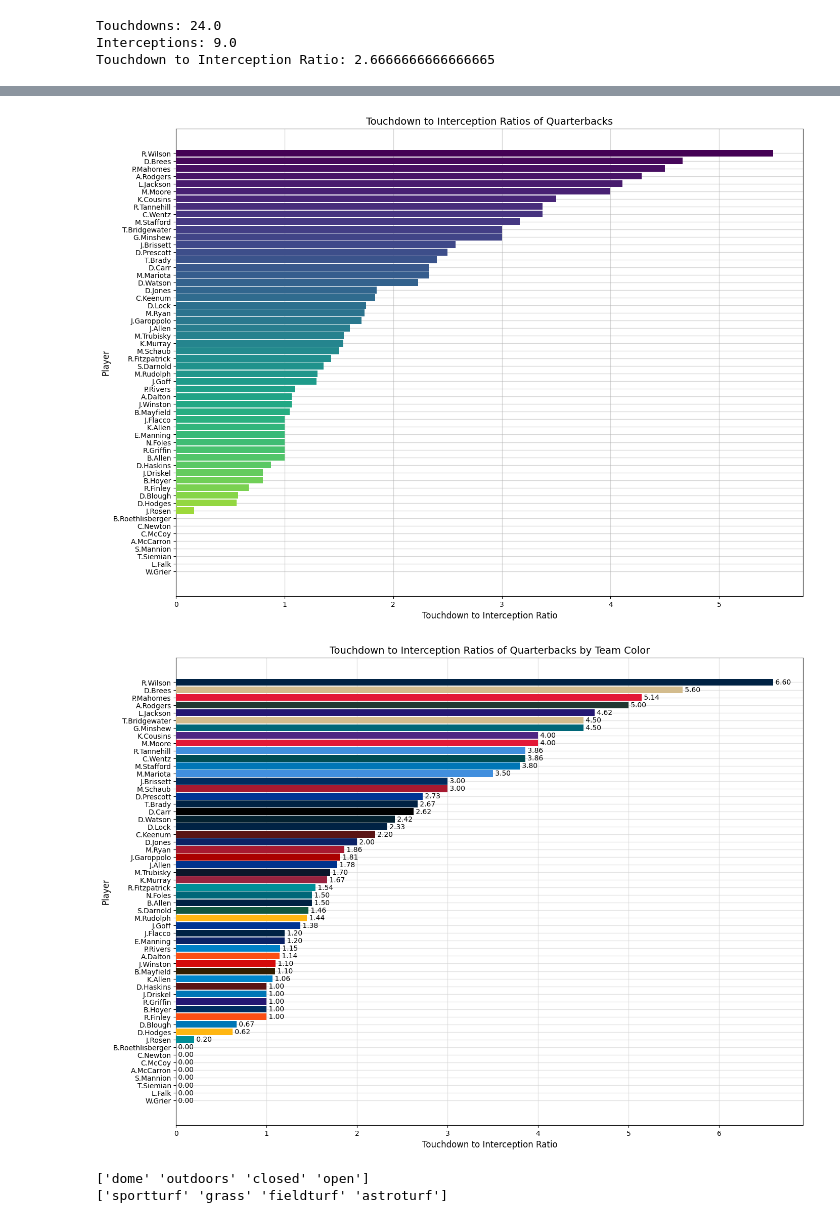
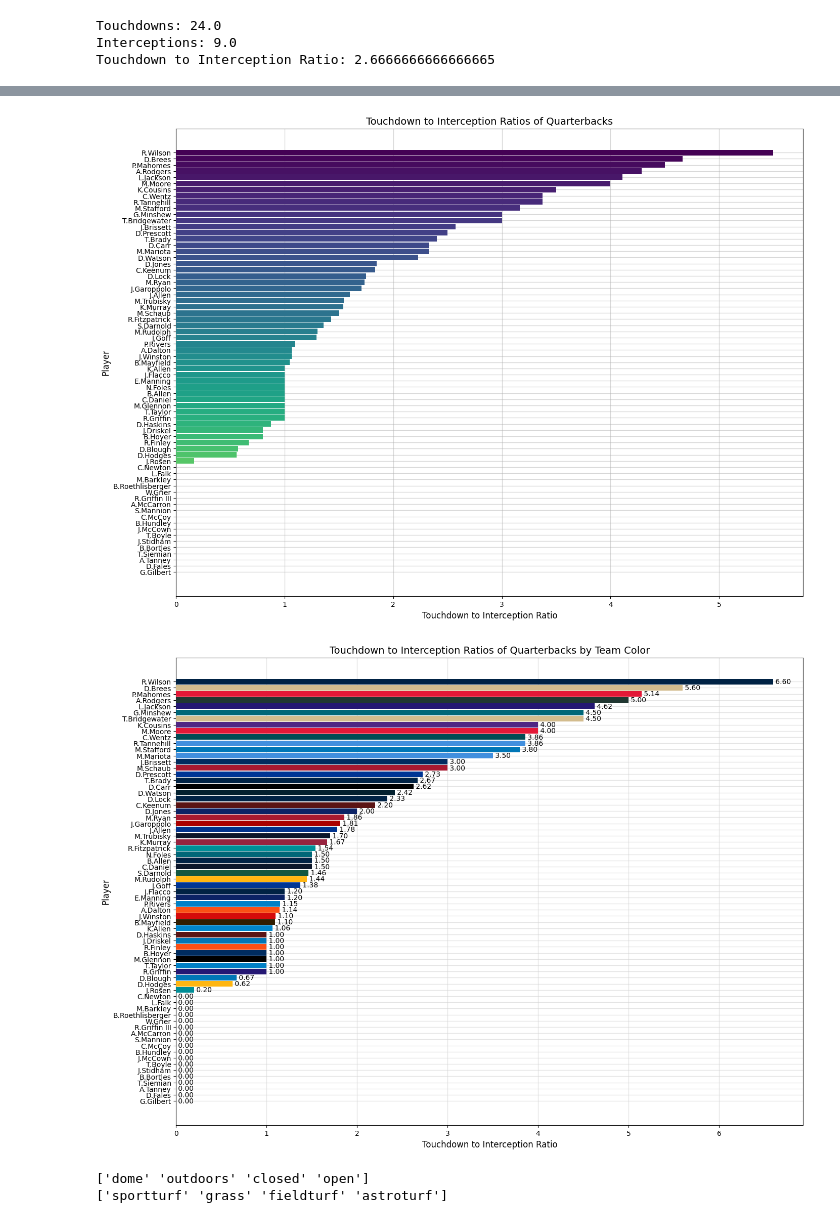
Before and after one commit to SantiM01/Senior-Project, a Jupyter notebook: Test_data_exploration_UPDATED_CURRENT.ipynb, the cells around one changed output, grey strips where cells are left out. Saved outputs shown, nothing was run; the diff lists cells and outputs as text; code cells hidden in the pictures.

```diff
--- a/Test_data_exploration_UPDATED_CURRENT.ipynb
+++ b/Test_data_exploration_UPDATED_CURRENT.ipynb
@@ -492,7 +553,7 @@ int_count = player_stats['interception'].sum()
 if int_count > 0:
     td_int_ratio = td_count / int_count
 else:
-    td_int_ratio = float('inf')  #Define how to handle division by zero
+    td_int_ratio = td_count / (int_count + 1)  # Define how to handle division by zero
 
 print(f"Touchdowns: {td_count}")
 print(f"Interceptions: {int_count}")
@@ -520,7 +581,7 @@ int_count = player_stats['interception'].sum()
 if int_count > 0:
     td_int_ratio = td_count / int_count
 else:
-    td_int_ratio = float('inf')  #Define how to handle division by zero
+    td_int_ratio = td_count / (int_count + 1)  # Define how to handle division by zero
 
 print(f"Touchdowns: {td_count}")
 print(f"Interceptions: {int_count}")
@@ -537,7 +598,7 @@ Touchdown to Interception Ratio: 2.6666666666666665
 
 stat_file = pd.read_csv('nfl_play_by_play_2019_filtered_by_player.csv')
 
-for player in qb:
+for player in qb19:
 
   #Filter the DataFrame for specific player
   player_stats = stat_file[stat_file['passer_player_name'] == player]
@@ -552,7 +613,7 @@ for player in qb:
   if int_count > 0:
       td_int_ratio = td_count / int_count
   else:
-      td_int_ratio = float('inf')  #Define how to handle division by zero
+      td_int_ratio = td_count / (int_count + 1)  # Define how to handle division by zero
 
   print(f"Player: {player}")
   print(f"Touchdowns: {td_count}")
@@ -588,7 +649,7 @@ stat_file = pd.read_csv('nfl_play_by_play_2019_filtered_by_player.csv')
 # Dictionary to hold player ratios
 player_ratios = {}
 
-for player in qb:
+for player in qb19:
     # Filter the DataFrame for the specific player
     player_stats = stat_file[stat_file['passer_player_name'] == player]
 
@@ -638,7 +699,7 @@ ax.invert_yaxis()
 
 plt.show()
 # %% [output]
-[figure, old version]
+[figure, new version]
 # %%
 ##########################################################################################################################
 # Graphed all the td/int ratios for each QB in the 2019 NFL season in decending order.
@@ -690,7 +751,7 @@ team_colors = {
 player_ratios = {}
 player_teams = {}  # Dictionary to keep track of each player's team for coloring
 
-for player in qb:
+for player in qb19:
     # Filter the DataFrame for the specific player
     player_stats = stat_file[stat_file['passer_player_name'] == player]
 
@@ -718,34 +779,34 @@ for player in qb:
 
 # Sort the dictionary by values in descending order
 sorted_ratios = sorted(player_ratios.items(), key = lambda x: x[1], reverse = True)
 players, ratios = zip(*sorted_ratios)
 
 # Plot setup
 fig, ax = plt.subplots(figsize = (16, 12))
 
 # Create horizontal bar chart using the team colors
 for player, ratio in zip(players, ratios):
     team_color = team_colors.get(player_teams[player], 'gray')  # Default to 'gray' if no team is found
     ax.barh(player, ratio, color = team_color, height = 0.9, zorder = 3) #type of graph
 
 
     # Add text label to the right of each bar
     ax.text(ratio, player, f' {ratio:.2f}', va = 'center', ha = 'left', fontsize = 10)
 
 
 ax.set_xlabel('Touchdown to Interception Ratio', fontsize = 12)
 ax.set_ylabel('Player', fontsize = 12)
 ax.set_title('Touchdown to Interception Ratios of Quarterbacks by Team Color', fontsize = 14)
 plt.xticks(fontsize = 10)
 plt.yticks(fontsize = 10)
 ax.grid(True, linestyle='-', linewidth = 0.95, color = 'lightgray', which = 'both', zorder = 2, alpha = 0.6)
 
 # Invert y-axis to display the highest values at the top
 ax.invert_yaxis()
 
 plt.show()
 # %% [output]
-[figure, old version]
+[figure, new version]
 # %%
 ##########################################################################################################################
 # got all the distinct items in the 'roof' and 'surface' columns
```
Also changed, not shown: parts of 26 cells of this notebook.
